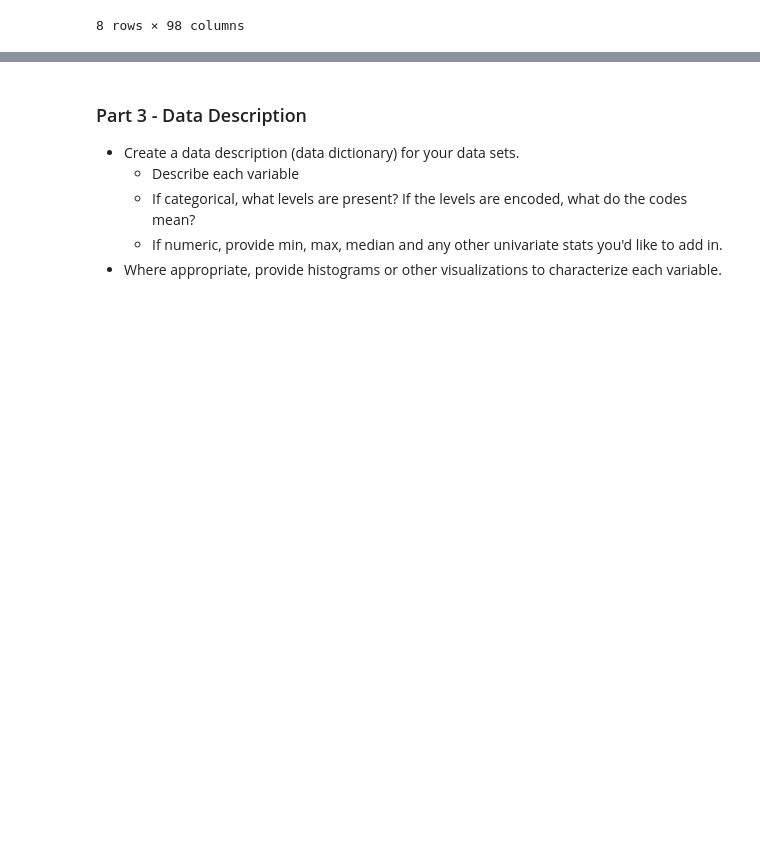
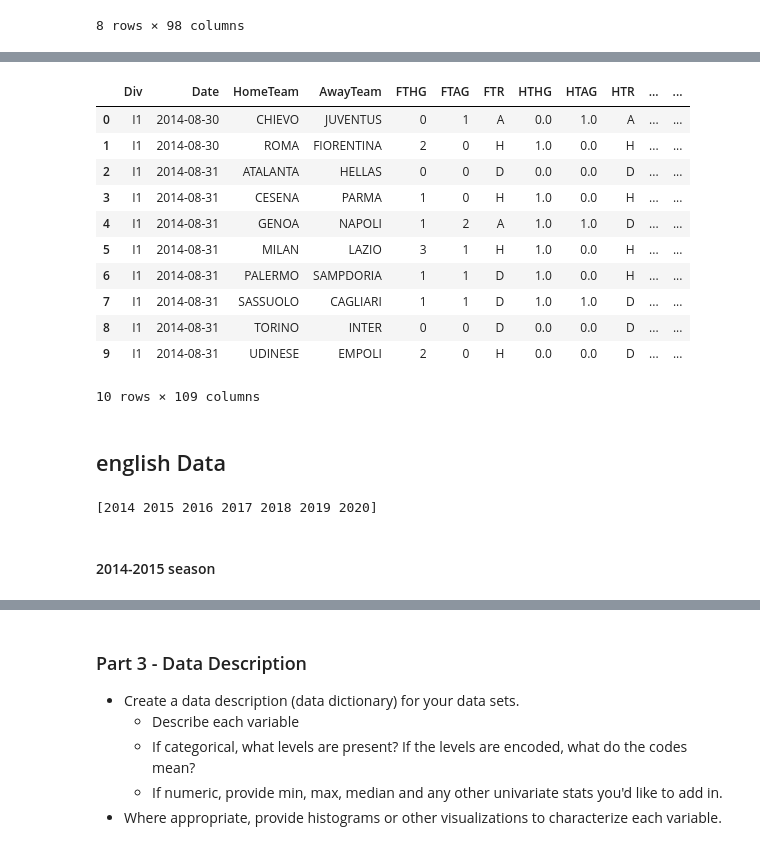
Before and after one commit to fordjackson26/CS5394Project2, a Jupyter notebook: Project02.ipynb, the cells around one changed output, grey strips where cells are left out. Cells and saved outputs as stored; diff of their text form; code cells hidden in the pictures; blank space fills up the shorter version.

```diff
--- a/Project02.ipynb
+++ b/Project02.ipynb
@@ -557,0 +779,15 @@ Name: Date, Length: 1854, dtype: object
+# %%
+df2018 = ita_by_years.get_group(2018)
+dfdates = pd.read_csv('italian-serie-a/data/season-1819_csv.csv')
+dfdates['HomeTeam'] = dfdates['HomeTeam'].str.upper()
+dfdates['AwayTeam'] = dfdates['AwayTeam'].str.upper()
+t1 = df2018['Home Team'].unique()
+t2 = dfdates['HomeTeam'].unique()
+
+names = dict()
+t1.sort()
+t2.sort()
+
+for i in range(len(t1)):
+    print(t2[i] + '--' + t1[i])
+    names[t2[i]] = t1[i]
@@ -557,0 +815,4 @@ Name: Date, Length: 1854, dtype: object
+# %%
+dfdates['HomeTeam'] = dfdates['HomeTeam'].apply(lambda x: names[x])
+dfdates['AwayTeam'] = dfdates['AwayTeam'].apply(lambda x: names[x])
+print(dfdates['AwayTeam'].unique())
@@ -557,0 +823,3 @@ Name: Date, Length: 1854, dtype: object
+# %%
+it2018combo = pd.merge(dfdates, df2018, left_on=['HomeTeam','AwayTeam'], right_on=['Home Team', 'Away Team'])
+it2018combo.head()
@@ -557,0 +836,3 @@ Name: Date, Length: 1854, dtype: object
+# %%
+italianData= pd.DataFrame().append([it2014combo,it2015combo,it2016combo,it2017combo, it2018combo])
+italianData.head()
@@ -557,0 +847,27 @@ Name: Date, Length: 1854, dtype: object
+# %%
+italianData['Date'] = pd.to_datetime(italianData['Date'], dayfirst=1)
+italianData.sort_values(by=['Date'],inplace=True,ascending=1)
+italianData.head(10)
+# %% [output]
+|  | Div | Date | HomeTeam | AwayTeam | FTHG | FTAG | FTR | HTHG | HTAG | HTR | ... | ... |
+| 0 | I1 | 2014-08-30 | CHIEVO | JUVENTUS | 0 | 1 | A | 0.0 | 1.0 | A | ... | ... |
+| 1 | I1 | 2014-08-30 | ROMA | FIORENTINA | 2 | 0 | H | 1.0 | 0.0 | H | ... | ... |
+| 2 | I1 | 2014-08-31 | ATALANTA | HELLAS | 0 | 0 | D | 0.0 | 0.0 | D | ... | ... |
+| 3 | I1 | 2014-08-31 | CESENA | PARMA | 1 | 0 | H | 1.0 | 0.0 | H | ... | ... |
+| 4 | I1 | 2014-08-31 | GENOA | NAPOLI | 1 | 2 | A | 1.0 | 1.0 | D | ... | ... |
+| 5 | I1 | 2014-08-31 | MILAN | LAZIO | 3 | 1 | H | 1.0 | 0.0 | H | ... | ... |
+| 6 | I1 | 2014-08-31 | PALERMO | SAMPDORIA | 1 | 1 | D | 1.0 | 0.0 | H | ... | ... |
+| 7 | I1 | 2014-08-31 | SASSUOLO | CAGLIARI | 1 | 1 | D | 1.0 | 1.0 | D | ... | ... |
+| 8 | I1 | 2014-08-31 | TORINO | INTER | 0 | 0 | D | 0.0 | 0.0 | D | ... | ... |
+| 9 | I1 | 2014-08-31 | UDINESE | EMPOLI | 2 | 0 | H | 0.0 | 0.0 | D | ... | ... |
+10 rows × 109 columns
+# %% [markdown]
+## english Data
+# %%
+english = leagues.get_group('english')
+eng_by_years = english.groupby('year')
+print(english["year"].unique())
+# %% [output]
+[2014 2015 2016 2017 2018 2019 2020]
+# %% [markdown]
+#### 2014-2015 season
```
Also changed, not shown: parts of 52 cells of this notebook, 33 other files.
